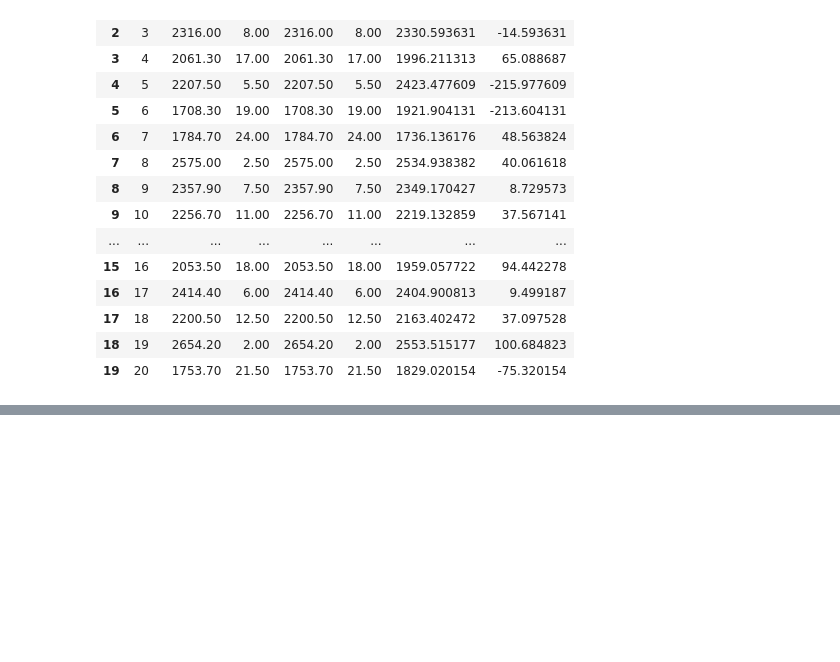
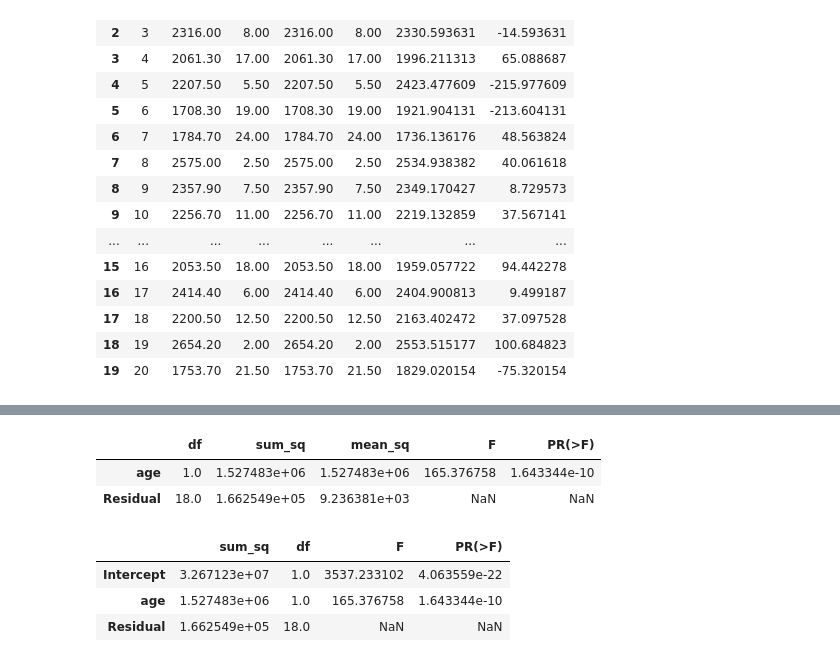
Before and after one commit to kelleyrw/intro_linear_regression_analysis, a Jupyter notebook: notebooks/ch2.ipynb, the cells around one changed output, grey strips where cells are left out. Cells and saved outputs as stored; diff of their text form; code cells hidden in the pictures; blank space fills up the shorter version.

```diff
--- a/notebooks/ch2.ipynb
+++ b/notebooks/ch2.ipynb
@@ -160,0 +301,13 @@ Notes:
+# %%
+sm.stats.anova_lm(model, typ=1)
+# %% [output]
+|  | df | sum_sq | mean_sq | F | PR(>F) |
+| age | 1.0 | 1.527483e+06 | 1.527483e+06 | 165.376758 | 1.643344e-10 |
+| Residual | 18.0 | 1.662549e+05 | 9.236381e+03 | NaN | NaN |
+# %%
+sm.stats.anova_lm(model, typ=3)
+# %% [output]
+|  | sum_sq | df | F | PR(>F) |
+| Intercept | 3.267123e+07 | 1.0 | 3537.233102 | 4.063559e-22 |
+| age | 1.527483e+06 | 1.0 | 165.376758 | 1.643344e-10 |
+| Residual | 1.662549e+05 | 18.0 | NaN | NaN |
```
Also changed, not shown: parts of 33 cells of this notebook, 8 other files.
